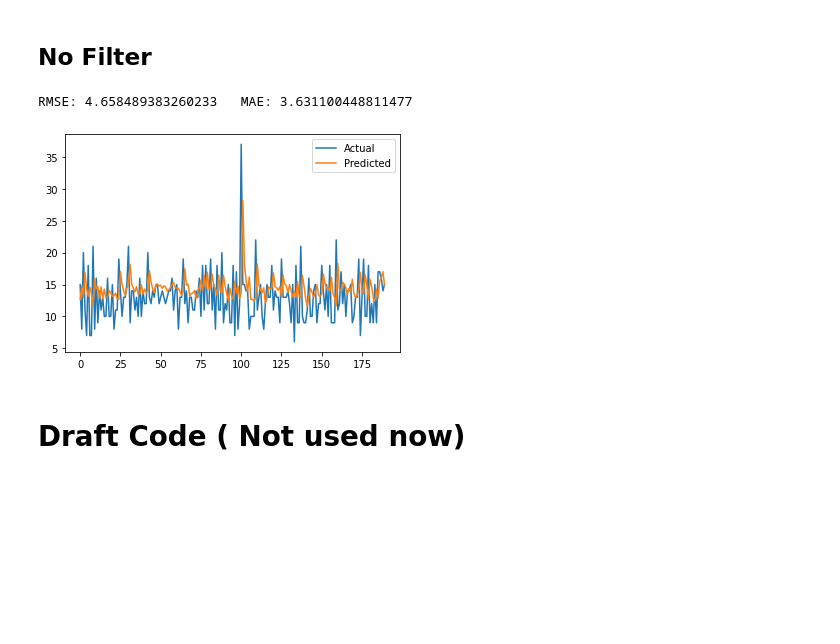
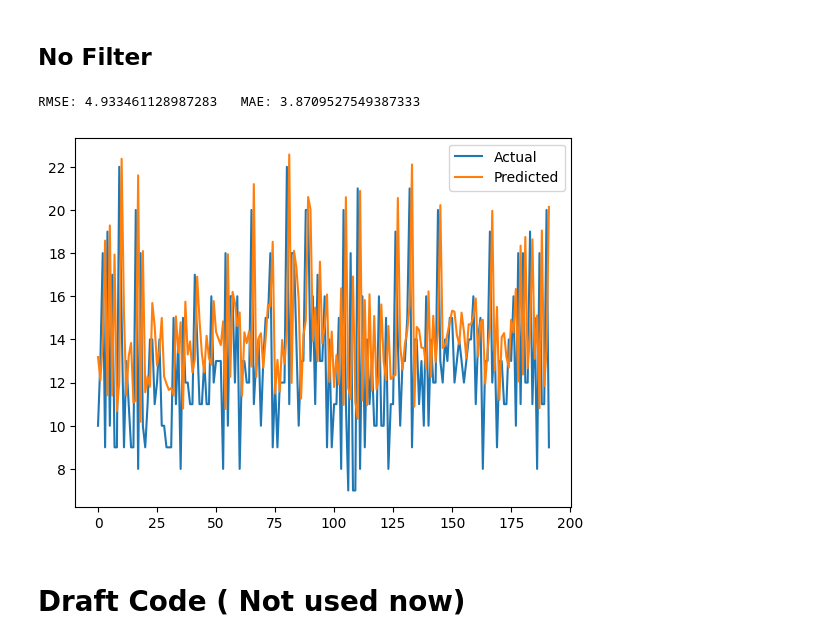
Before and after one commit to dipayan2/ARMAModel, a Jupyter notebook: ModularCode.ipynb, the cells around one changed output. Cells and saved outputs as stored; diff of their text form; code cells hidden in the pictures; blank space fills up the shorter version.

```diff
--- a/ModularCode.ipynb
+++ b/ModularCode.ipynb
@@ -527,8 +527,8 @@ def main(TEST_START=7500,STEP=50,N_CLUST=5,TRAIN_END=7500,ARP=4,PASS='low',FILT=
 #                 y_est = y_pred[-1]
 #                 break
 #         if PASS=='low' and FTYPE=='butter':
-#         y_est = max(0, min(y_est-res_pred, 100))
-        y_est = y_est-res_pred
+        y_est = max(0, min(y_est-res_pred, 100))
+        # y_est = y_est-res_pred
         #####################################################################
         ####### PREDICTION ENDS HERE ########################################
         #####################################################################
@@ -537,7 +537,7 @@ def main(TEST_START=7500,STEP=50,N_CLUST=5,TRAIN_END=7500,ARP=4,PASS='low',FILT=
         if abs(res) < 90:      # removing huge state changes
             RMSE.append(res*res)
             MAE.append(abs(res))
-        res_pred = 0.2* res + 0.8*res_pred
+        res_pred = 0.5* res + 0.5*res_pred
 #         res_pred =  max(-20, min(res_pred, 20))
 #         y_prior = y_est
 #         print(i, y_act,y_est,x_prior)
@@ -585,10 +585,10 @@ RMSE: 0.8528820841725098   MAE: 0.34494740604254087
 # %% [markdown]
 ## No Filter
 # %%
-main(TRAIN_END=6000,TEST_START=7700,N_CLUST=15,STEP=200,ARP=10,FTYPE="None",PASS="low")
+main(TRAIN_END=7600,TEST_START=7600,N_CLUST=10,STEP=200,ARP=8,FTYPE="None",PASS="low")
 # %% [output]
-RMSE: 4.658489383260233   MAE: 3.631100448811477
+RMSE: 4.933461128987283   MAE: 3.8709527549387333
-[figure, old version]
+[figure, new version]
 # %% [markdown]
 # Draft Code ( Not used now)
 # %%
```
Also changed, not shown: parts of 7 cells of this notebook, 2 other files.
